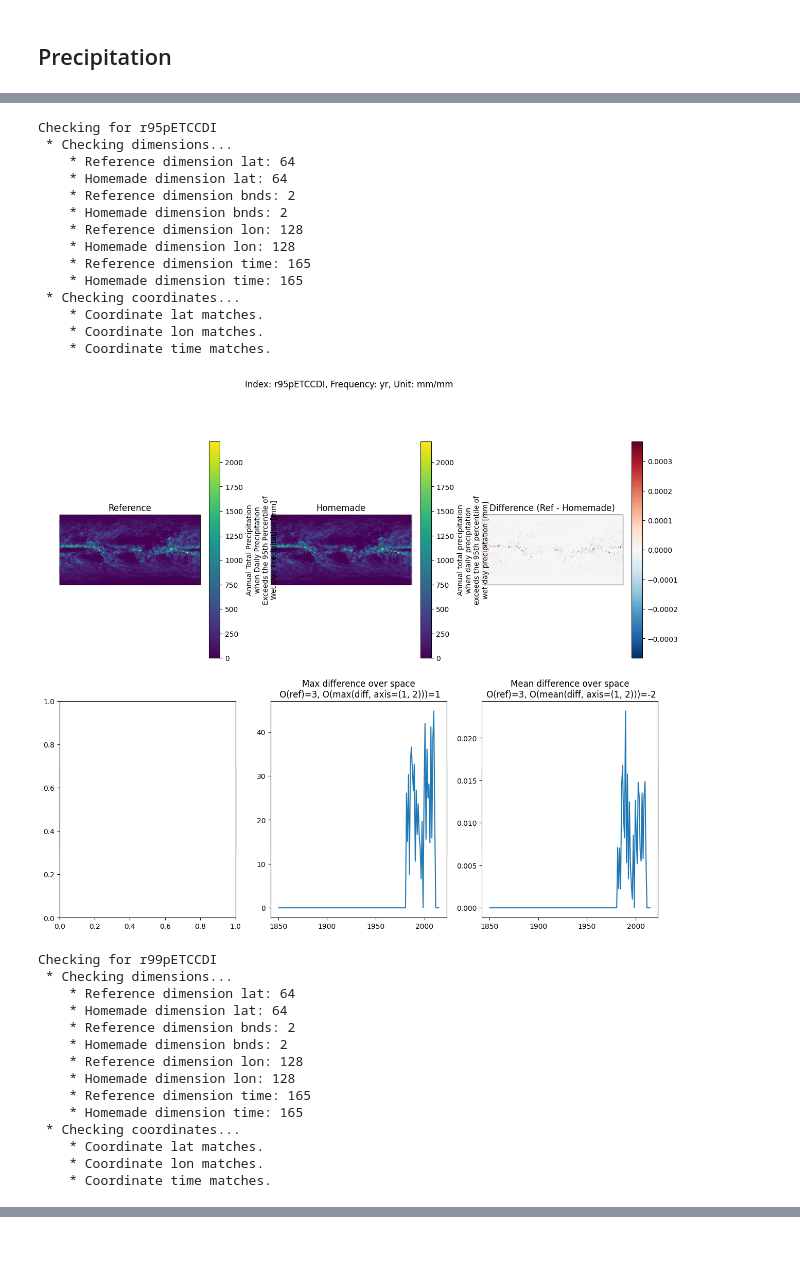
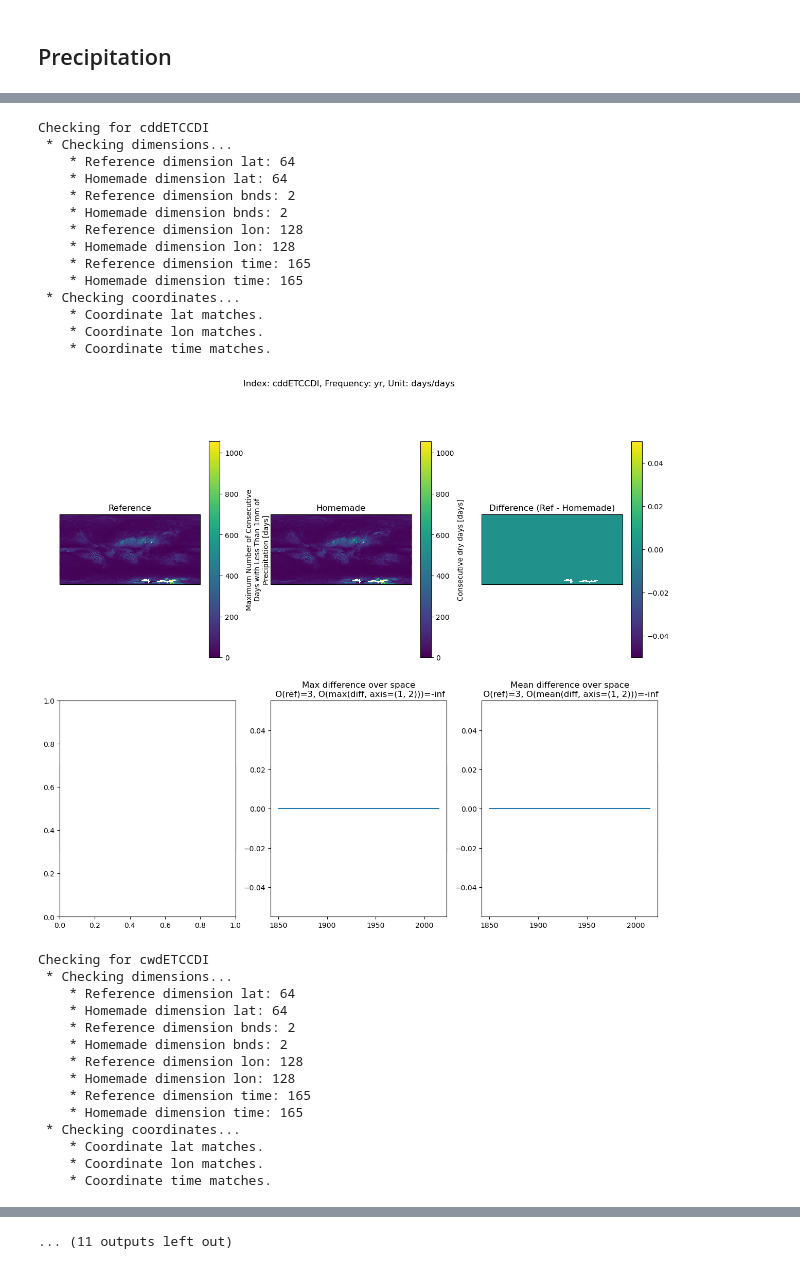
Before and after one commit to Johannesfjeldsaa/pyClimExtremes, a Jupyter notebook: dev/compare_canesm_homemade.ipynb, the cells around one changed output, grey strips where cells are left out. Drawn from its saved outputs; the diff is of its cells as text; code cells hidden in the pictures.

```diff
--- a/dev/compare_canesm_homemade.ipynb
+++ b/dev/compare_canesm_homemade.ipynb
@@ -31,7 +31,7 @@ from pyClimExtremes.scripts.compute_indices import compute_indices
 # imports
 # ---
 
-system = 'victor'  # Change this to 'nird' or 'ipcc' as needed
+system = 'fruh'  # Change this to 'nird' or 'ipcc' as needed
 if system == 'fruh':
     raw_data_path = Path('/home/johannlf/Downloads/raw_input')
     refdir_path = Path('/home/johannlf/Downloads/ETCCDI_output')
@@ -137,15 +159,20 @@ Available creatable temperature indices:
 kwargs = {
     'threshold': {
         'su': [25+273.15, 30+273.15],  # Summer days threshold in K
-    }}
+    },
+    'baseline_period': (1981, 2010),
+}
 new_files, skipped_files = compute_indices(
     indices=[
         'fdETCCDI', 'suETCCDI', 'idETCCDI',
-        'trETCCDI', 'gslETCCDI', 'txxETCCDI',
+        'trETCCDI', 'txxETCCDI',
         'txnETCCDI', 'tnxETCCDI', 'tnnETCCDI',
-        'dtrETCCDI'
+        'dtrETCCDI',
+        # Quantile-threshold indices (thresholds computed in-memory from baseline)
+        'tn10pETCCDI', 'tn90pETCCDI', 'tx10pETCCDI', 'tx90pETCCDI',
+        'wsdiETCCDI', 'csdiETCCDI',
     ],
-    compute_fq=['yr', 'mon'],
+    compute_fq=['yr'],
     compute_backend='python',
     output_dir=savepath,
     output_file_template="cmip6",
@@ -393,14 +429,10 @@ kwargs = {
 
         'cddETCCDI': True,
         'cwdETCCDI': True,
-    },
-    'quantile_threshold_files': {
-        'pr_q95p': Path('/home/johannlf/Downloads/homemade_output/pr_q95p_threshold_CanESM5_historical_r1i1p1f1_1981-2010.nc'),
-        'pr_q99p': Path('/home/johannlf/Downloads/homemade_output/pr_q99p_threshold_CanESM5_historical_r1i1p1f1_1981-2010.nc')
     }
 }
 new_files, skipped_files = compute_indices(
-    indices=['r95pTOTETCCDI', 'r99pTOTETCCDI', 'r95pETCCDI', 'r99pETCCDI'],
+    indices="precipitation",
     compute_fq=['yr'],
     compute_backend='python',
     output_dir=savepath,
@@ -436,14 +468,8 @@ import nc_time_axis
 timestep_to_plot = 2
 
 compute_fqs = ['yr']
-precip_indices_to_compare = [
-    'r95pETCCDI',
-    'r99pETCCDI',
-    'r95pTOTETCCDI',
-    'r99pTOTETCCDI',
-]
 
-for index_id in precip_indices_to_compare:
+for index_id in index_ids:
     for compute_fq in compute_fqs:
         no_ref = False
         index_files_homemade = [
@@ -517,36 +543,36 @@ for index_id in precip_indices_to_compare:
         axs[1, 2].set_title(f'Mean difference over space\n O(ref)={order_of_magnitude_ref:.0f}, O(mean(diff, axis=(1, 2)))={order_of_magnitude_nanmeandiff:.0f}')
 
         nanmax_diff = np.nanmax(diff, axis=(1, 2))
         axs[1, 1].plot(time_array, nanmax_diff)
         # find the difference in order of magnitude between diff and ref_ds[index_id]
         order_of_magnitude_ref = np.floor(np.log10(np.nanmax(np.abs(ref_ds[index_id].values))))
         order_of_magnitude_nanmaxdiff = np.floor(np.log10(np.nanmax(np.abs(nanmax_diff))))
         magnitude_diff = order_of_magnitude_ref - order_of_magnitude_nanmaxdiff
         axs[1, 1].set_title(f'Max difference over space\n O(ref)={order_of_magnitude_ref:.0f}, O(max(diff, axis=(1, 2)))={order_of_magnitude_nanmaxdiff:.0f}')
 
         fig.suptitle(f'Index: {index_id}, Frequency: {compute_fq}, Unit: {ref_ds[index_id].units}/{homemade_ds[index_id].units}')
         axs[0, 0].set_title('Reference')
         axs[0, 1].set_title('Homemade')
         axs[0, 2].set_title('Difference (Ref - Homemade)')
         plt.show()
         print("")
 # %% [output]
-Checking for r95pETCCDI
+Checking for cddETCCDI
  * Checking dimensions...
     * Reference dimension lat: 64
     * Homemade dimension lat: 64
     * Reference dimension bnds: 2
     * Homemade dimension bnds: 2
     * Reference dimension lon: 128
     * Homemade dimension lon: 128
     * Reference dimension time: 165
     * Homemade dimension time: 165
  * Checking coordinates...
     * Coordinate lat matches.
     * Coordinate lon matches.
     * Coordinate time matches.
-[figure, old version]
+[figure, new version]
-Checking for r99pETCCDI
+Checking for cwdETCCDI
  * Checking dimensions...
     * Reference dimension lat: 64
     * Homemade dimension lat: 64
@@ -566,0 +652 @@ Skipping r99pTOTETCCDI at yr due to unexpected number of files. Homemade: 1, ref
+... (11 outputs left out)
```
Also changed, not shown: parts of 9 cells of this notebook.
